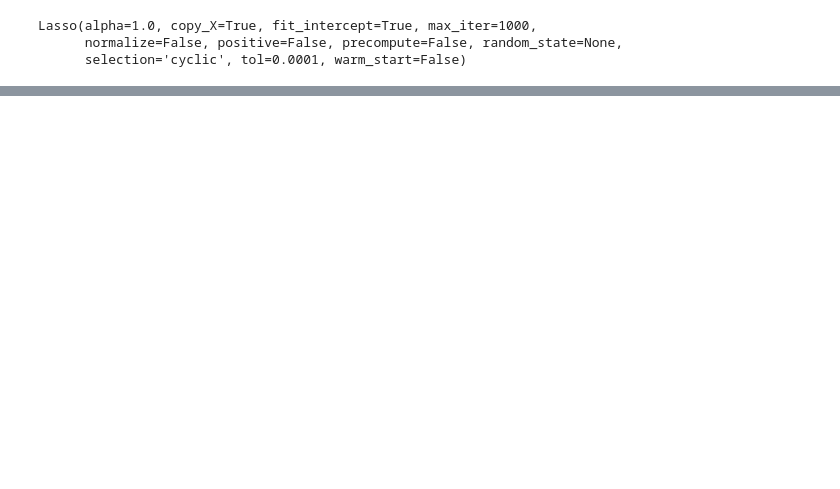
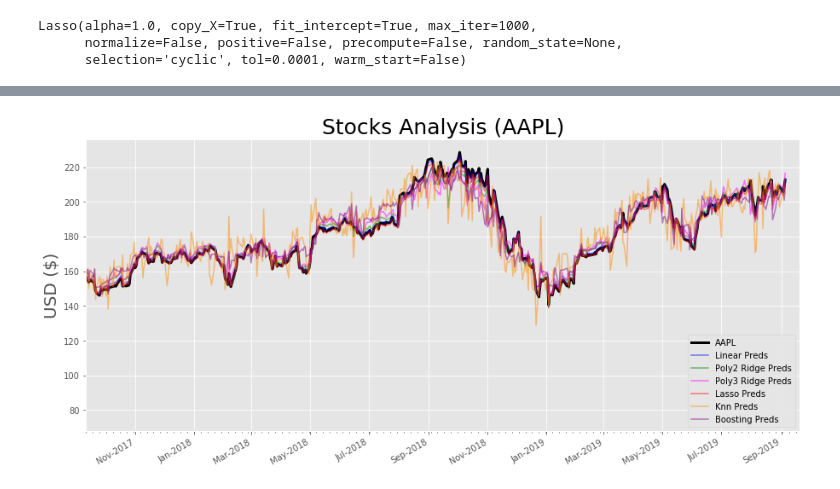
Before and after one commit to Eduzc07/machinelearning, a Jupyter notebook: 2_Finance/StockPrediction.ipynb, the cells around one changed output, grey strips where cells are left out. Drawn from its saved outputs; the diff is of its cells as text; code cells hidden in the pictures; blank space fills up the shorter version.

```diff
--- a/2_Finance/StockPrediction.ipynb
+++ b/2_Finance/StockPrediction.ipynb
@@ -413,0 +372,91 @@ plt.show()
+# %%
+# Use the last one# Adjusting the size of matplotlib
+mpl.rc('figure', figsize=(15, 7))
+next_unix = df_full.iloc[-1].name
+predicted_dates = []
+#Add last value as first one
+#predicted_dates.append(df_full.index[-1])
+
+# Add predictions
+for i in linear_model_forecast_prediction:
+    next_date = next_unix
+    predicted_dates.append(next_date)
+
+    next_unix += timedelta(days=1)
+    dfreg.loc[next_date] = [np.nan for _ in range(len(dfreg.columns)-1)]+[i]
+# %%
+#recent_date = df.index.max()
+display_at = 500
+alpha = 0.5
+
+# Adjusting the style of matplotlib
+#style.use('ggplot')
+
+#Create fig to plot
+fig, ax = plt.subplots()
+
+##Data
+plt.plot(close_px.tail(display_at), label=name, c='black', linewidth=3)
+
+##Real Prediction
+plt.plot(df_full.index[-display_at:], linear_model_real_prediction[-display_at:], label='Linear Preds', c='blue', alpha=alpha)
+#plt.plot(predicted_dates, linear_model_forecast_prediction, c='blue', alpha=alpha)
+
+plt.plot(df_full.index[display_at:], quad_poly2_ridge_model_real_prediction[display_at:], label='Poly2 Ridge Preds', c='green', alpha=alpha)
+#plt.plot(predicted_dates, quad_poly2_ridge_model_forecast_prediction, c='green', alpha=alpha)
+
+plt.plot(df_full.index[display_at:], quad_poly3_ridge_model_real_prediction[display_at:], label='Poly3 Ridge Preds', c='magenta', alpha=alpha)
+#plt.plot(predicted_dates, quad_poly3_ridge_model_forecast_prediction, c='magenta', alpha=alpha)
+
+plt.plot(df_full.index[display_at:], lasso_model_real_prediction[display_at:], label='Lasso Preds', c='red', alpha=alpha)
+#plt.plot(predicted_dates, lasso_model_forecast_prediction, c='red', alpha=alpha)
+
+plt.plot(df_full.index[display_at:], knn_model_real_prediction[display_at:], label='Knn Preds', c='darkorange', alpha=alpha)
+#plt.plot(predicted_dates, knn_model_forecast_prediction, c='darkorange', alpha=alpha)
+
+plt.plot(df_full.index[display_at:], boosting_model_real_prediction[display_at:], label='Boosting Preds', c='purple', alpha=alpha)
+#plt.plot(predicted_dates, boosting_model_forecast_prediction, c='purple', alpha=alpha)
+
+plt.legend(loc=4)
+#plt.xlabel('Date', fontsize = 20)
+plt.ylabel('USD ($)', fontsize = 20)
+
+years = mdates.YearLocator()   # every year
+months = mdates.MonthLocator(range(1, 13), bymonthday=1, interval=2)  # every month
+monthsFmt = mdates.DateFormatter("%b-%Y")
+# every monday
+mondays = mdates.WeekdayLocator(MONDAY)
+
+if (display_at < 100):
+  dayFmt = mdates.DateFormatter("%b,%d-%Y")
+  ax.xaxis.set_major_locator(mondays)
+  ax.xaxis.set_major_formatter(dayFmt)
+else:
+  if (len(df_full) > 1500):
+    # format the ticks
+    ax.xaxis.set_major_locator(years)
+    ax.xaxis.set_major_formatter(years_fmt)
+    ax.xaxis.set_minor_locator(months)
+  else:
+    #years_fmt = mdates.DateFormatter('%Y-%b')
+    # format the ticks
+    ax.xaxis.set_major_locator(months)
+    ax.xaxis.set_major_formatter(monthsFmt)
+    ax.xaxis.set_minor_locator(mondays)
+
+# round to nearest years.
+datemin = np.datetime64(dfreg.index[-display_at-forecast_out])
+#datemin = np.datetime64(dfreg.index.min())
+datemax = np.datetime64(dfreg.index.max()) + np.timedelta64(1)
+ax.set_xlim(datemin, datemax)
+
+#format the coords message box
+ax.format_xdata = mdates.DateFormatter('%b,%d-%Y')
+ax.set_title('Stocks Analysis (%s)'%name, fontsize = 25)
+ax.autoscale_view()
+
+ax.grid(True)
+fig.autofmt_xdate()
+plt.show()
+# %% [output]
+[figure, added]
```
Also changed, not shown: parts of 80 cells of this notebook.
